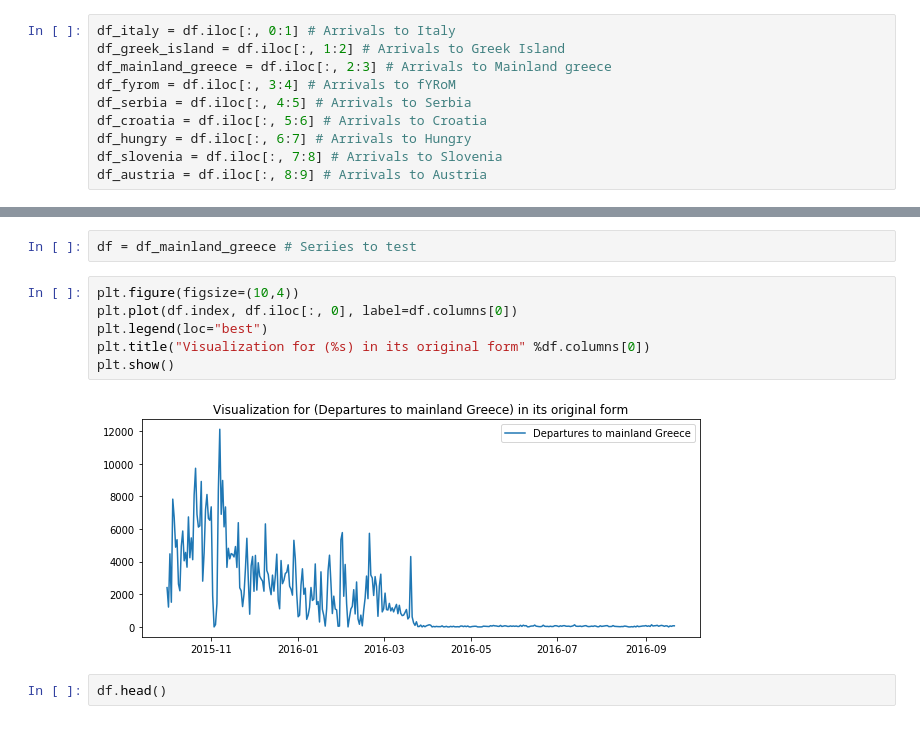
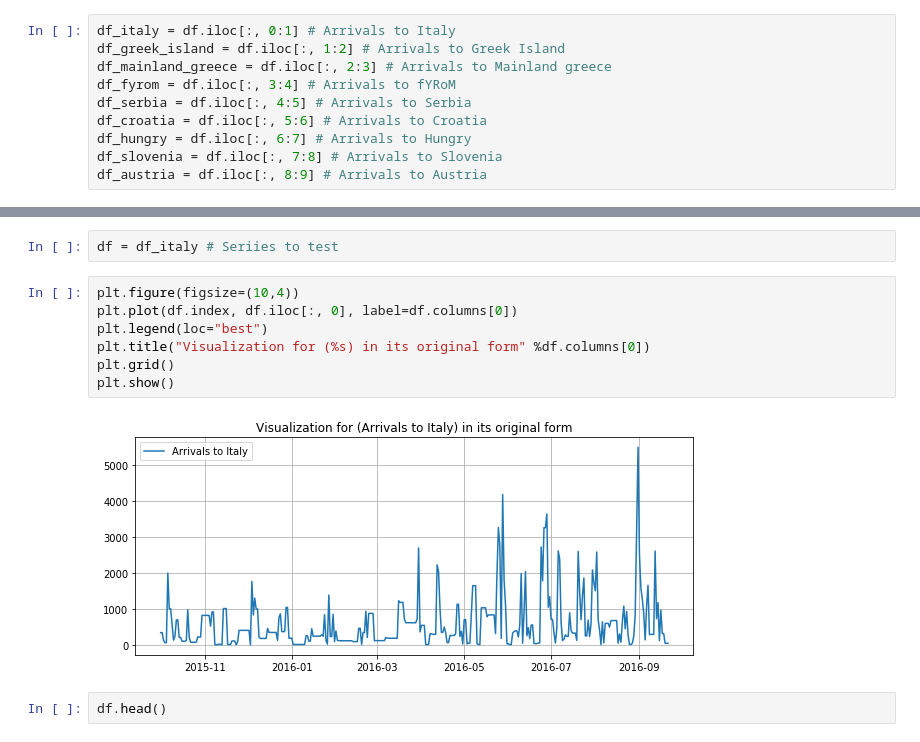
Before and after one commit to hmafnan/Timeseries-Analysis, a Jupyter notebook: src/Analysis.ipynb, the cells around one changed output, grey strips where cells are left out. Saved outputs shown, nothing was run; the diff lists cells and outputs as text.

```diff
--- a/src/Analysis.ipynb
+++ b/src/Analysis.ipynb
@@ -46,13 +48,14 @@ plt.show()
 # %%
-df = df_mainland_greece # Seriies to test
+df = df_italy # Seriies to test
 # %%
 plt.figure(figsize=(10,4))
 plt.plot(df.index, df.iloc[:, 0], label=df.columns[0])
 plt.legend(loc="best")
 plt.title("Visualization for (%s) in its original form" %df.columns[0])
+plt.grid()
 plt.show()
 # %% [output]
-[figure, old version]
+[figure, new version]
 # %%
 df.head()
 # %% [output]
```
Also changed, not shown: parts of 17 cells of this notebook.
